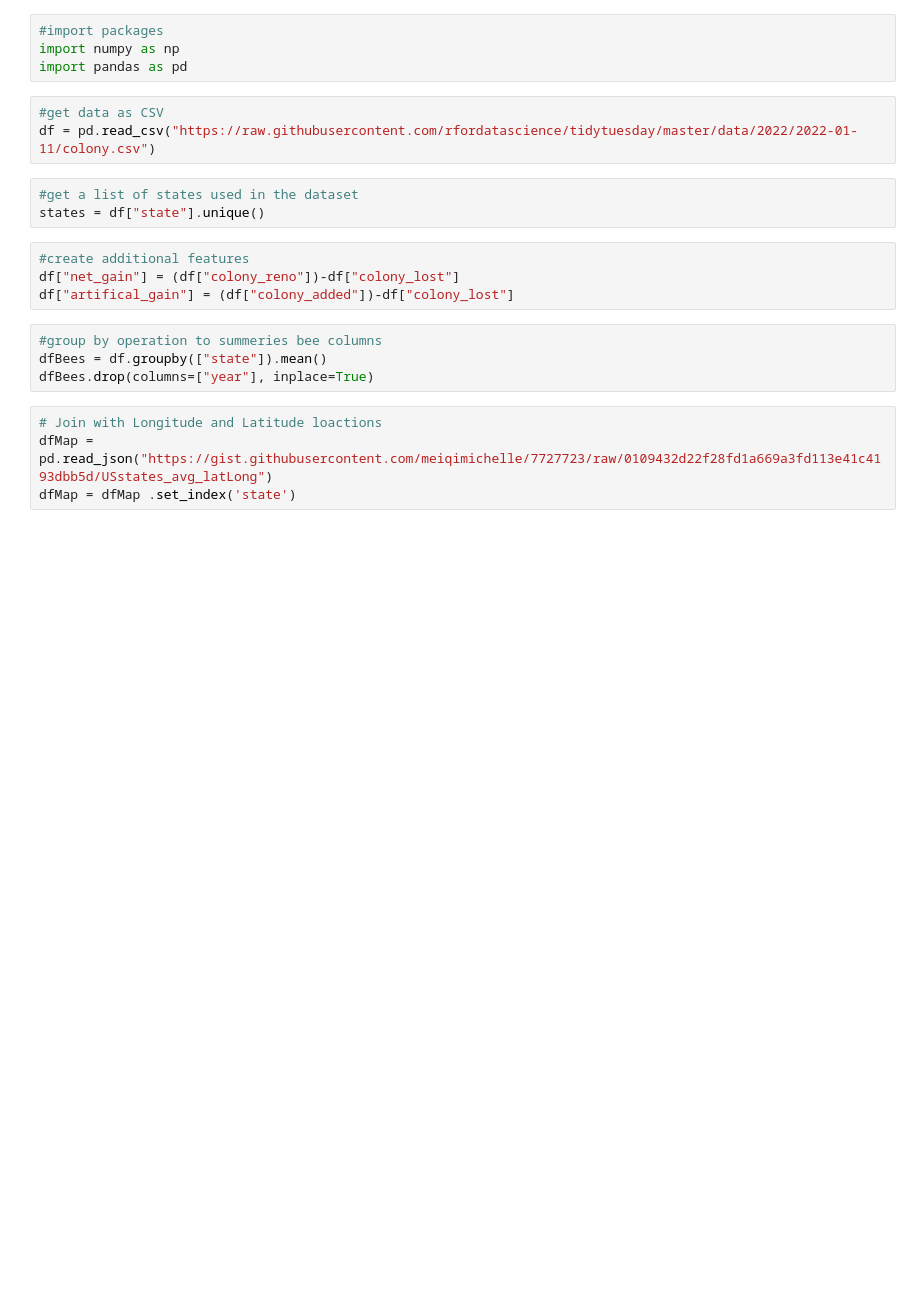
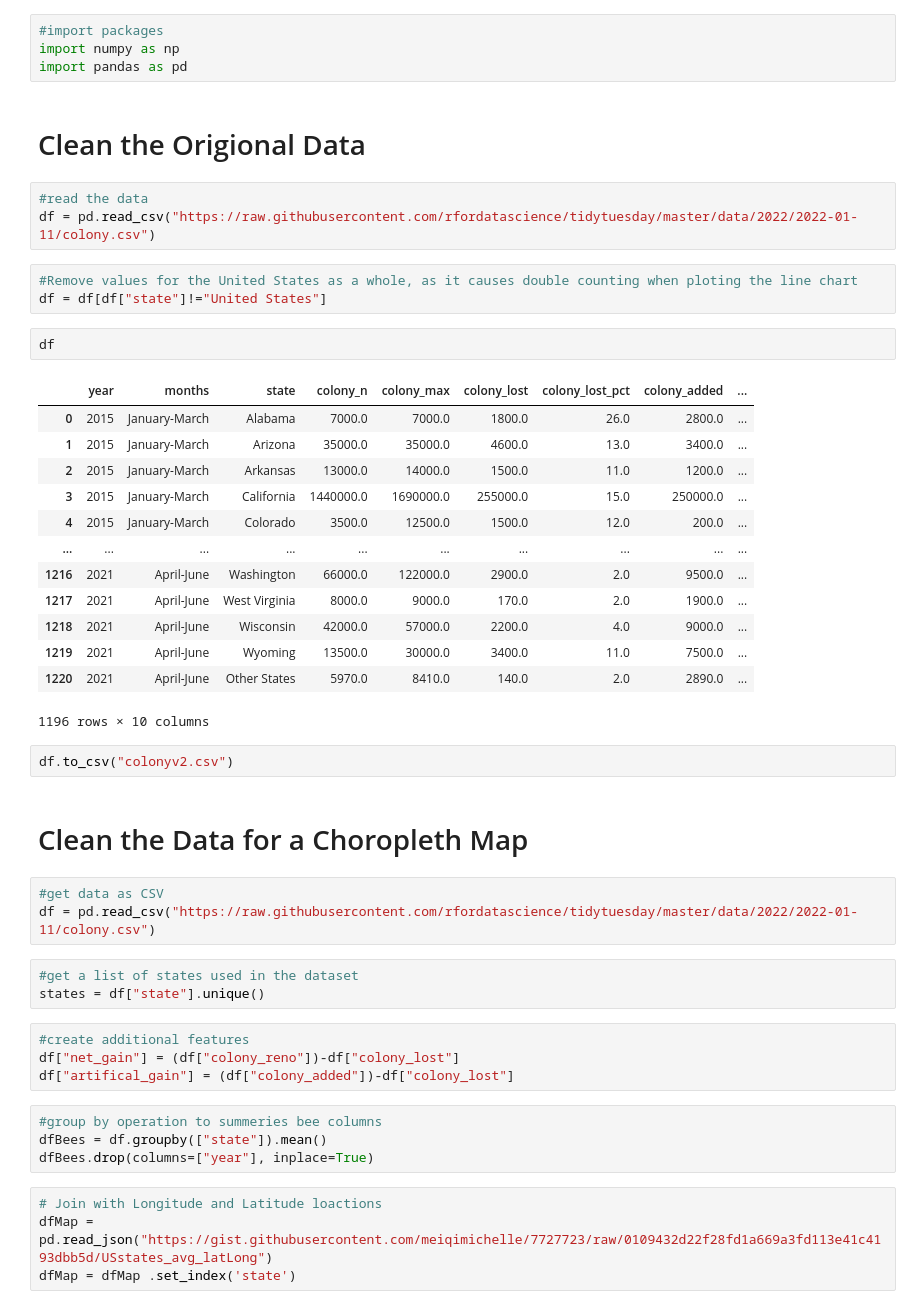
Before and after one commit to 17336293/COMP40610_Information_Visualisation_Dataset, a Jupyter notebook: cleaningV3.ipynb, the cells around one changed output. Cells and saved outputs as stored; diff of their text form; blank space fills up the shorter version.

```diff
--- a/cleaningV3.ipynb
+++ b/cleaningV3.ipynb
@@ -2,6 +2,34 @@
 #import packages
 import numpy as np
 import pandas as pd
+# %% [markdown]
+# Clean the Origional Data
+# %%
+#read the data
+df = pd.read_csv("https://raw.githubusercontent.com/rfordatascience/tidytuesday/master/data/2022/2022-01-11/colony.csv")
+# %%
+#Remove values for the United States as a whole, as it causes double counting when ploting the line chart
+df = df[df["state"]!="United States"]
+# %%
+df
+# %% [output]
+|  | year | months | state | colony_n | colony_max | colony_lost | colony_lost_pct | colony_added | ... |
+| 0 | 2015 | January-March | Alabama | 7000.0 | 7000.0 | 1800.0 | 26.0 | 2800.0 | ... |
+| 1 | 2015 | January-March | Arizona | 35000.0 | 35000.0 | 4600.0 | 13.0 | 3400.0 | ... |
+| 2 | 2015 | January-March | Arkansas | 13000.0 | 14000.0 | 1500.0 | 11.0 | 1200.0 | ... |
+| 3 | 2015 | January-March | California | 1440000.0 | 1690000.0 | 255000.0 | 15.0 | 250000.0 | ... |
+| 4 | 2015 | January-March | Colorado | 3500.0 | 12500.0 | 1500.0 | 12.0 | 200.0 | ... |
+| ... | ... | ... | ... | ... | ... | ... | ... | ... | ... |
+| 1216 | 2021 | April-June | Washington | 66000.0 | 122000.0 | 2900.0 | 2.0 | 9500.0 | ... |
+| 1217 | 2021 | April-June | West Virginia | 8000.0 | 9000.0 | 170.0 | 2.0 | 1900.0 | ... |
+| 1218 | 2021 | April-June | Wisconsin | 42000.0 | 57000.0 | 2200.0 | 4.0 | 9000.0 | ... |
+| 1219 | 2021 | April-June | Wyoming | 13500.0 | 30000.0 | 3400.0 | 11.0 | 7500.0 | ... |
+| 1220 | 2021 | April-June | Other States | 5970.0 | 8410.0 | 140.0 | 2.0 | 2890.0 | ... |
+1196 rows × 10 columns
+# %%
+df.to_csv("colonyv2.csv")
+# %% [markdown]
+# Clean the Data for a Choropleth Map
 # %%
 #get data as CSV
 df = pd.read_csv("https://raw.githubusercontent.com/rfordatascience/tidytuesday/master/data/2022/2022-01-11/colony.csv")
```
Also changed, not shown: parts of 8 cells of this notebook, 1 other file.
